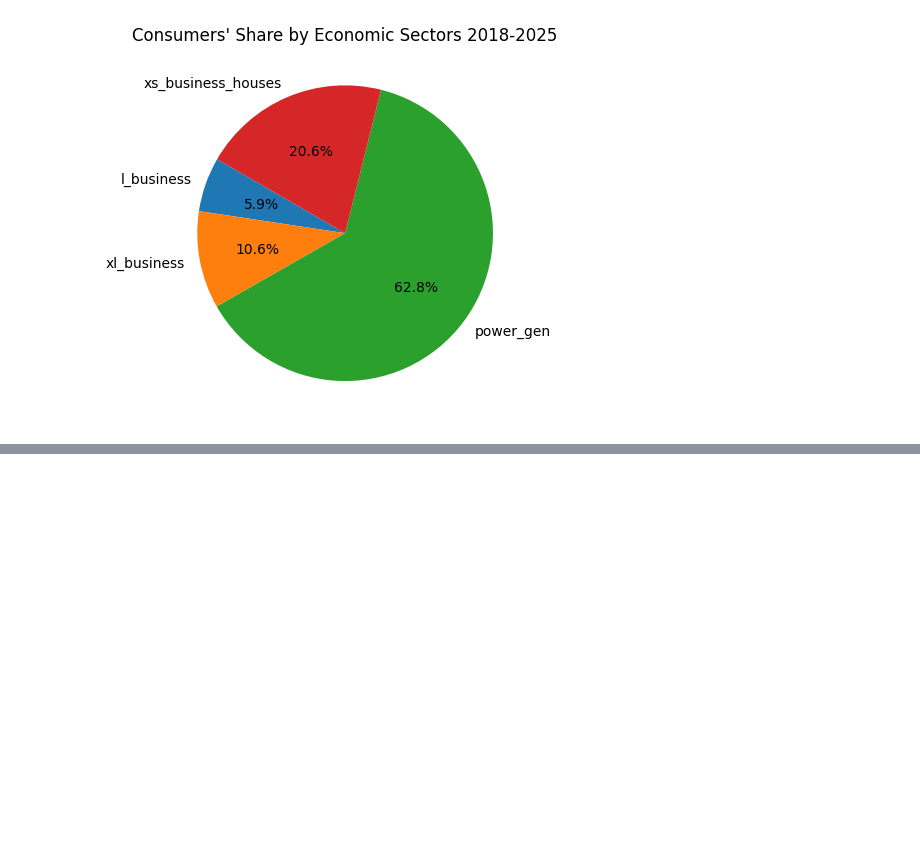
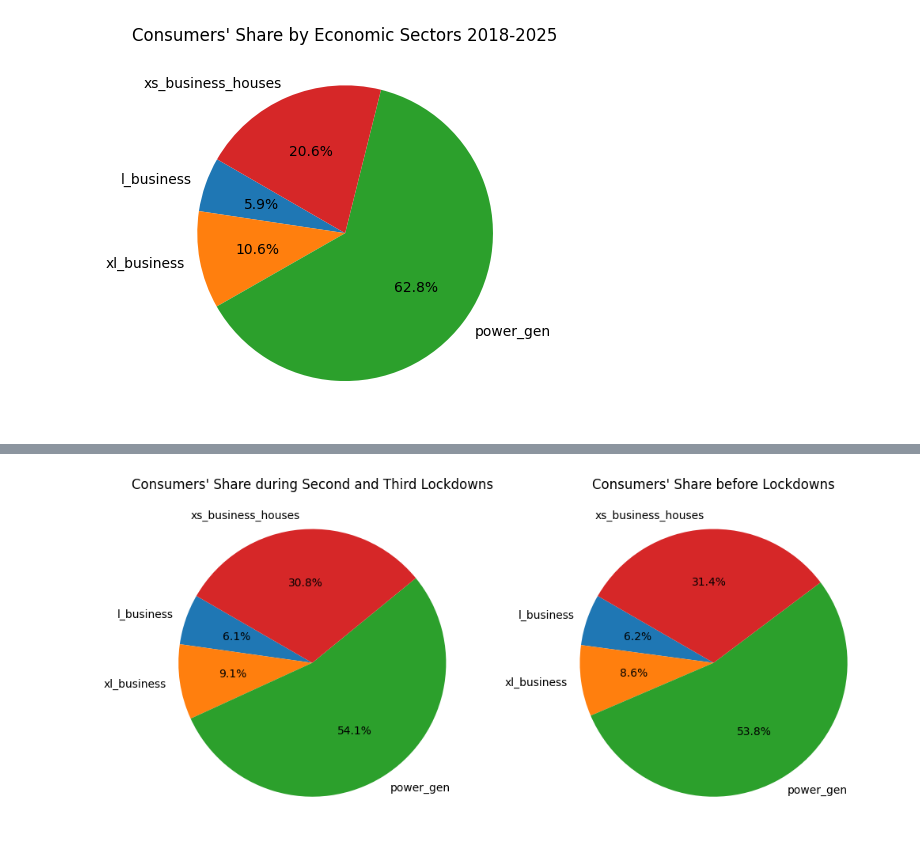
Before and after one commit to Kate-217/pogramming_for_data_analytics, a Jupyter notebook: project/project_2.ipynb, the cells around one changed output, grey strips where cells are left out. Drawn from its saved outputs; the diff is of its cells as text; code cells hidden in the pictures; blank space fills up the shorter version.

Commit message:
covid data

```diff
--- a/project/project_2.ipynb
+++ b/project/project_2.ipynb
@@ -131,0 +137,29 @@ plt.show()
+# %%
+#filtering data for lockdown and for the same period one year early
+lockdown = data[(data['date'] >= '2020-10-19') & (data['date']<= '2021-03-10')]
+year_early_lockdown = data[(data['date'] >= '2019-10-19') & (data['date']<= '2020-03-10')]
+
+# Lockdown data for pie chart
+lockdown_shares = lockdown[['l_business','xl_business','power_gen','xs_business_houses']].mean()
+labels= lockdown_shares.index
+shares = lockdown_shares.values
+
+# Data for pie chart before Lockdown
+before_lockdown_shares = year_early_lockdown[['l_business','xl_business','power_gen','xs_business_houses']].mean()
+labels_= before_lockdown_shares.index
+shares_ = before_lockdown_shares.values
+
+# Pie charts
+fig, (ax1, ax2) = plt.subplots(1, 2, figsize=(12, 6))
+
+# lockdowns
+ax1.pie(shares,labels=labels, autopct='%1.1f%%',startangle=150)
+ax1.set_title("Consumers' Share during Second and Third Lockdowns")
+
+# Before lockdowns
+ax2.pie(shares_,labels=labels_, autopct='%1.1f%%',startangle=150)
+ax2.set_title("Consumers' Share before Lockdowns")
+
+plt.show()
+# %% [output]
+[figure, added]
```
Also changed, not shown: parts of 4 cells of this notebook.
